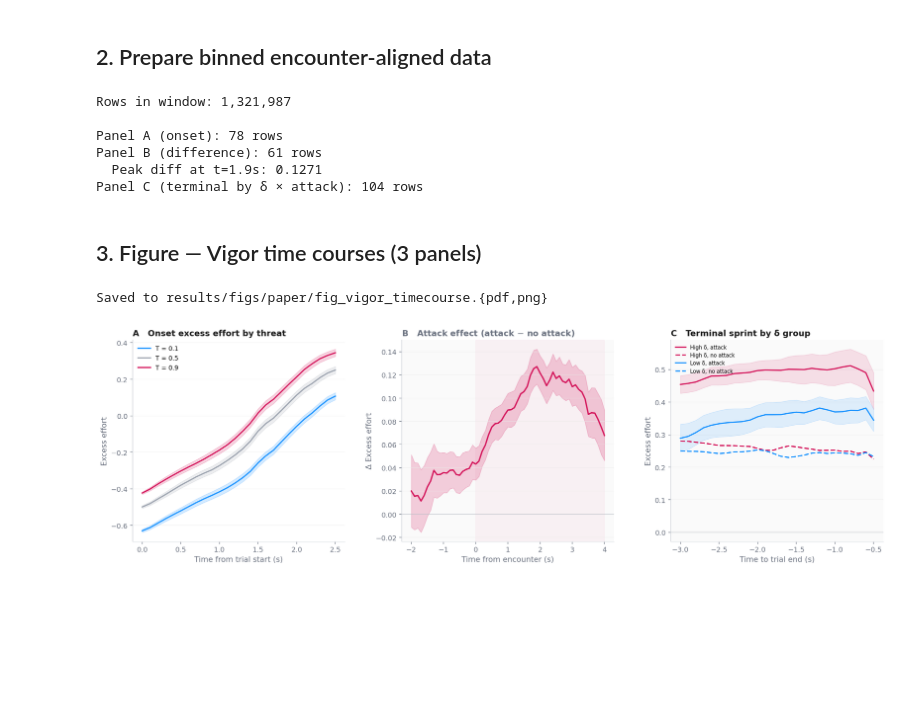
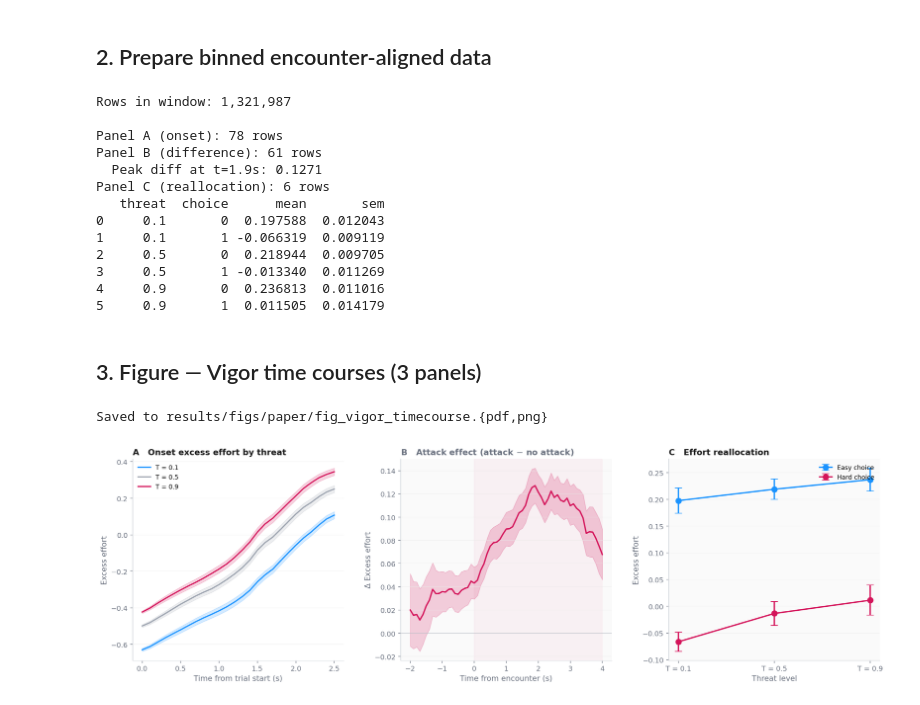
Before and after one commit to nssokada/EffortForagingUnderThreat, a Jupyter notebook: notebooks/06_paper_pipeline/11_vigor_timecourse.ipynb, the cells around one changed output. Cells and saved outputs as stored; diff of their text form; code cells hidden in the pictures; blank space fills up the shorter version.

```diff
--- a/notebooks/06_paper_pipeline/11_vigor_timecourse.ipynb
+++ b/notebooks/06_paper_pipeline/11_vigor_timecourse.ipynb
@@ -103,39 +103,36 @@ panel_b = _diff.groupby('t_bin')['attack_effect'].agg(['mean','sem']).reset_inde
 print(f"Panel B (difference): {len(panel_b)} rows")
 print(f"  Peak diff at t={panel_b.loc[panel_b['mean'].idxmax(), 't_bin']:.1f}s: {panel_b['mean'].max():.4f}")
 
-# ── Panel C data: Terminal attack effect by HIGH vs LOW δ ────────────────
-import os, sys
-params_v = pd.read_csv('/workspace/results/stats/mcmc_vigor_params.csv')
-ts = ts.merge(params_v[['subj','delta_mcmc']], on='subj', how='left')
-delta_median = ts.groupby('subj')['delta_mcmc'].first().median()
-ts['delta_group'] = np.where(ts['delta_mcmc'] >= delta_median, 'High', 'Low')
-
-ts_term = ts[(ts['t_end'] >= -3.0) & (ts['t_end'] <= -0.5)].copy()
-ts_term['t_bin'] = (ts_term['t_end'] / BIN_SIZE).round() * BIN_SIZE
-ts_term['t_bin'] = ts_term['t_bin'].round(2)
-
-# Per subject × delta_group × attack × time bin
-subj_term = (
-    ts_term
-    .groupby(['subj', 'delta_group', 'isAttackTrial', 't_bin'])['excess']
+# ── Panel C data: REALLOCATION — excess by threat × choice ──────────────
+subj_tc = (
+    ts
+    .groupby(['subj', 'threat', 'choice'])['excess']
     .mean()
     .reset_index()
 )
 
 panel_c = (
-    subj_term
-    .groupby(['delta_group', 'isAttackTrial', 't_bin'])['excess']
+    subj_tc
+    .groupby(['threat', 'choice'])['excess']
     .agg(['mean', 'sem'])
     .reset_index()
 )
-print(f"Panel C (terminal by δ × attack): {len(panel_c)} rows")
+print(f"Panel C (reallocation): {len(panel_c)} rows")
+print(panel_c)
 # %% [output]
 Rows in window: 1,321,987
 
 Panel A (onset): 78 rows
 Panel B (difference): 61 rows
   Peak diff at t=1.9s: 0.1271
-Panel C (terminal by δ × attack): 104 rows
+Panel C (reallocation): 6 rows
+   threat  choice      mean       sem
+0     0.1       0  0.197588  0.012043
+1     0.1       1 -0.066319  0.009119
+2     0.5       0  0.218944  0.009705
+3     0.5       1 -0.013340  0.011269
+4     0.9       0  0.236813  0.011016
+5     0.9       1  0.011505  0.014179
 # %% [markdown]
 ## 3. Figure — Vigor time courses (3 panels)
 # %%
@@ -175,50 +172,43 @@ ax.axhline(0, color='#9ca3af', ls='-', lw=0.8, alpha=0.5)
 pb = panel_b.sort_values('t_bin')
 ax.plot(pb['t_bin'], pb['mean'], color=Colors.RUBY1, lw=2)
 ax.fill_between(pb['t_bin'],
                 pb['mean'] - 1.96 * pb['sem'],
                 pb['mean'] + 1.96 * pb['sem'],
                 color=Colors.RUBY1, alpha=0.2)
 ax.axvspan(0, 4, color=Colors.RUBY1, alpha=0.04)
 ax.set_title('B   Attack effect (attack $-$ no attack)', fontsize=12, fontweight='bold',
              color=Colors.INK, loc='left')
 style_axis(ax, ylabel='$\\Delta$ Excess effort',
            xlabel='Time from encounter (s)')
 
-# ── Panel C: Terminal attack effect by δ group ────────────────────────
+# ── Panel C: Effort reallocation ──────────────────────────────────────
 ax = axes[2]
 ax.set_facecolor('#fafafa')
-ax.axhline(0, color='#9ca3af', ls='-', lw=0.8, alpha=0.5)
 
-line_styles = {
-    ('High', 1): (Colors.RUBY1, '-', 'High δ, attack'),
-    ('High', 0): (Colors.RUBY1, '--', 'High δ, no attack'),
-    ('Low', 1): (Colors.CERULEAN2, '-', 'Low δ, attack'),
-    ('Low', 0): (Colors.CERULEAN2, '--', 'Low δ, no attack'),
-}
+for ch_val, color, label in [(0, Colors.CERULEAN2, 'Easy choice'),
+                              (1, Colors.RUBY1, 'Hard choice')]:
+    d = panel_c[panel_c['choice'] == ch_val]
+    ax.errorbar(d['threat'], d['mean'], yerr=1.96*d['sem'],
+               fmt='o-', color=color, ms=8, capsize=5, lw=2,
+               label=label, zorder=3)
 
-for (dg, att), (color, ls, label) in line_styles.items():
-    d = panel_c[(panel_c['delta_group']==dg) & (panel_c['isAttackTrial']==att)].sort_values('t_bin')
-    ax.plot(d['t_bin'], d['mean'], color=color, ls=ls, lw=1.8, label=label, zorder=3)
-    if ls == '-':  # only shade attack lines
-        ax.fill_between(d['t_bin'], d['mean']-1.96*d['sem'], d['mean']+1.96*d['sem'],
-                        color=color, alpha=0.12, zorder=2)
-
-ax.legend(fontsize=7.5, frameon=False, loc='upper left', ncol=1)
-ax.set_title('C   Terminal sprint by δ group', fontsize=12, fontweight='bold',
+ax.set_xticks([0.1, 0.5, 0.9])
+ax.set_xticklabels(['T = 0.1', 'T = 0.5', 'T = 0.9'])
+ax.legend(fontsize=9, frameon=False, loc='upper right')
+ax.set_title('C   Effort reallocation', fontsize=12, fontweight='bold',
              color=Colors.DARK_GREY, loc='left')
-style_axis(ax, ylabel='Excess effort',
-           xlabel='Time to trial end (s)')
+style_axis(ax, ylabel='Excess effort', xlabel='Threat level')
 
 fig.tight_layout(w_pad=3.0)
 
 import os
 os.makedirs('/workspace/results/figs/paper', exist_ok=True)
 fig.savefig('/workspace/results/figs/paper/fig_vigor_timecourse.pdf',
             bbox_inches='tight', dpi=300)
 fig.savefig('/workspace/results/figs/paper/fig_vigor_timecourse.png',
             bbox_inches='tight', dpi=300)
 print("Saved to results/figs/paper/fig_vigor_timecourse.{pdf,png}")
 plt.show()
 # %% [output]
 Saved to results/figs/paper/fig_vigor_timecourse.{pdf,png}
-[figure, old version]
+[figure, new version]
```
Also changed, not shown: 2 other files.
